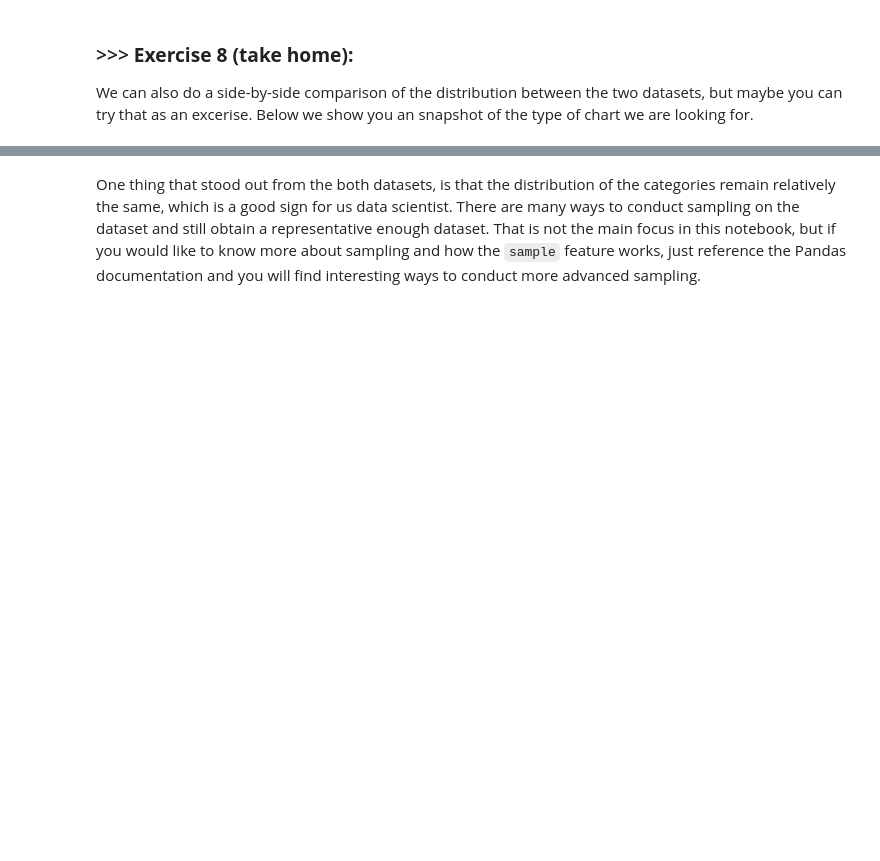
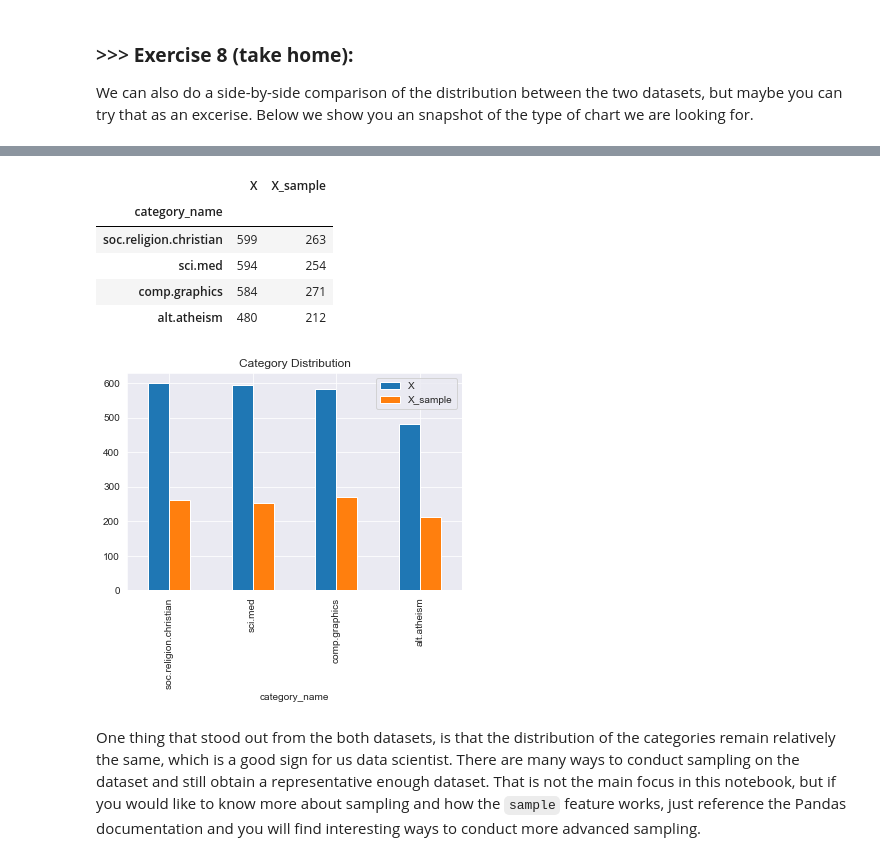
Before and after one commit to edwinsanjaya/DM2022-Lab1-Master, a Jupyter notebook: DM2022-Lab1-Master.ipynb, the cells around one changed output, grey strips where cells are left out. Drawn from its saved outputs; the diff is of its cells as text; code cells hidden in the pictures; blank space fills up the shorter version.

```diff
--- a/DM2022-Lab1-Master.ipynb
+++ b/DM2022-Lab1-Master.ipynb
@@ -904,3 +912,30 @@ We can also do a side-by-side comparison of the distribution between the two dat
+# %%
+# Answer here
+
+# Convert Series to DataFrame by reset index
+X_values = X.category_name.value_counts().reset_index()
+X_sample_values = X_sample.category_name.value_counts().reset_index()
+
+# Adjust the index and column name
+X_values.rename(columns={'category_name': 'count', 'index': 'category_name'}, inplace=True)
+X_sample_values.rename(columns={'category_name': 'count', 'index': 'category_name'}, inplace=True)
+
+# Create new DataFrame by merge two existing DataFrame
+comparison_df = pd.merge(X_values, X_sample_values, on='category_name')
+comparison_df.rename(columns={'count_x': 'X', 'count_y': 'X_sample'}, inplace=True)
+comparison_df.set_index('category_name', inplace=True)
+
+# Draw the plot
+output = comparison_df.plot.bar(title='Category Distribution')
+comparison_df
+# %% [output]
+|  | X | X_sample |
+| category_name |  |  |
+| soc.religion.christian | 599 | 263 |
+| sci.med | 594 | 254 |
+| comp.graphics | 584 | 271 |
+| alt.atheism | 480 | 212 |
+[figure, added]
 # %% [markdown]
 One thing that stood out from the both datasets, is that the distribution of the categories remain relatively the same, which is a good sign for us data scientist. There are many ways to conduct sampling on the dataset and still obtain a representative enough dataset. That is not the main focus in this notebook, but if you would like to know more about sampling and how the `sample` feature works, just reference the Pandas documentation and you will find interesting ways to conduct more advanced sampling.
 # %% [markdown]
```
Also changed, not shown: parts of 30 cells of this notebook.
